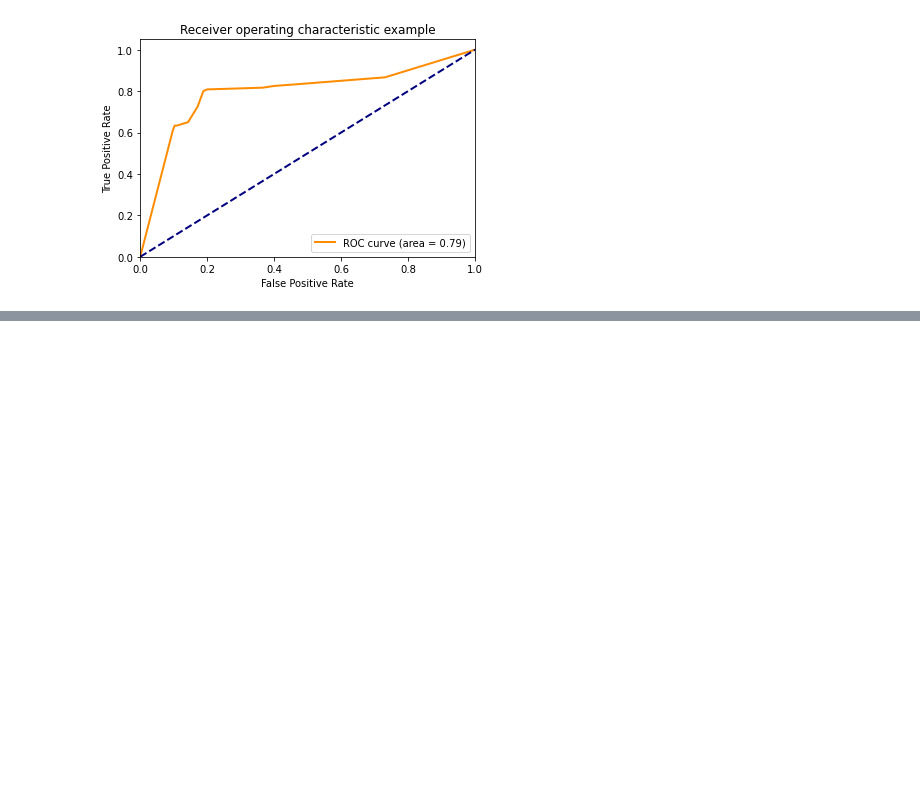
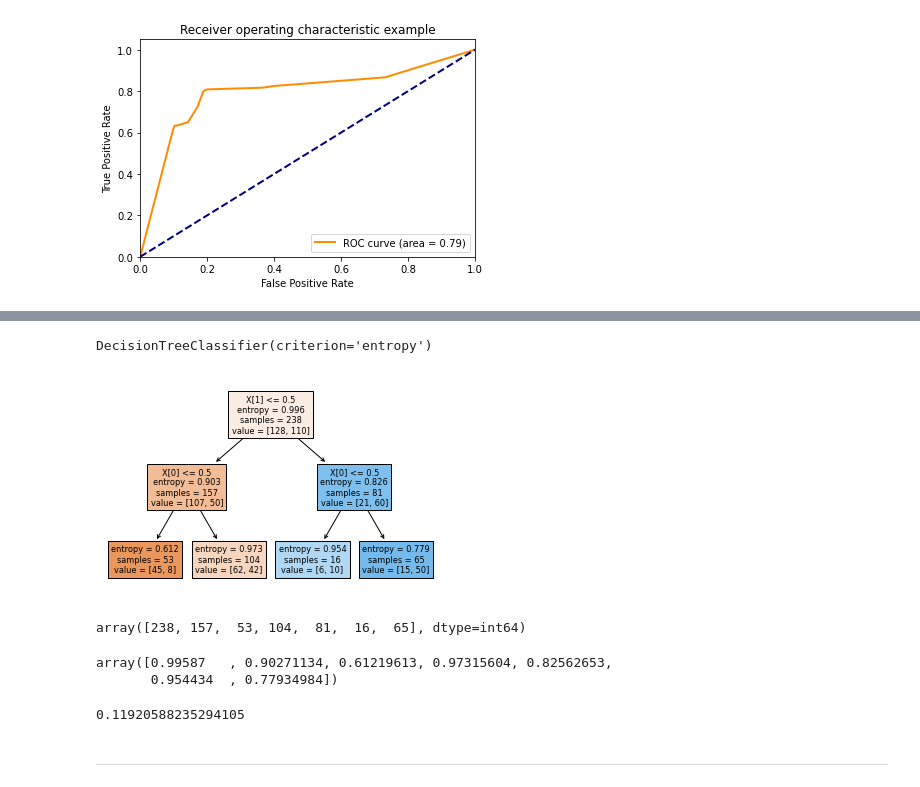
Before and after one commit to Accolyte42/Carpov_ML, a Jupyter notebook: Carpov_notes.ipynb, the cells around one changed output, grey strips where cells are left out. Cells and saved outputs as stored; diff of their text form; code cells hidden in the pictures; blank space fills up the shorter version.

```diff
--- a/Carpov_notes.ipynb
+++ b/Carpov_notes.ipynb
@@ -3021,0 +3074,4 @@ plt.show()
+# %%
+X = df.drop('num', axis=1)
+# %%
+y = df.num
@@ -3021,0 +3093,19 @@ plt.show()
+# %%
+clf = tree.DecisionTreeClassifier(criterion='entropy')
+# %%
+clf.fit(X, y)
+# %% [output]
+DecisionTreeClassifier(criterion='entropy')
+# %%
+tree.plot_tree(clf, filled=True);
+# %% [output]
+[figure, added]
+# %%
+clf.tree_.n_node_samples
+# %% [output]
+array([238, 157,  53, 104,  81,  16,  65], dtype=int64)
+# %%
+clf.tree_.impurity
+# %% [output]
+array([0.99587   , 0.90271134, 0.61219613, 0.97315604, 0.82562653,
+       0.954434  , 0.77934984])
@@ -3021,0 +3114,6 @@ plt.show()
+# %%
+IG
+# %% [output]
+0.11920588235294105
+# %% [markdown]
+___
```
Also changed, not shown: parts of 21 cells of this notebook.
